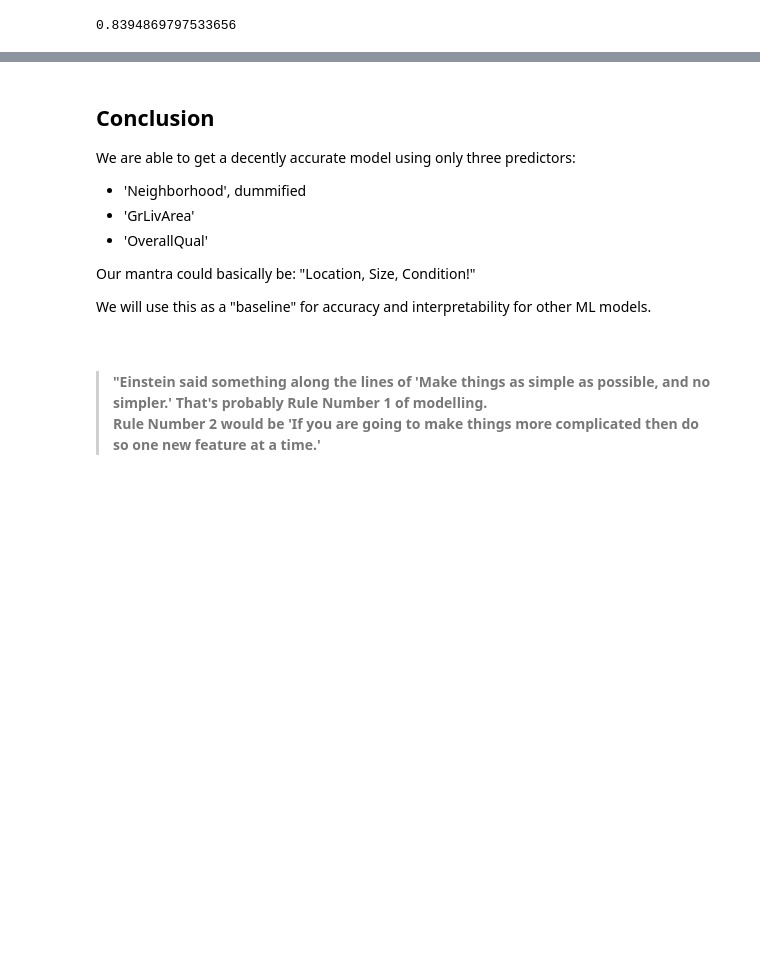
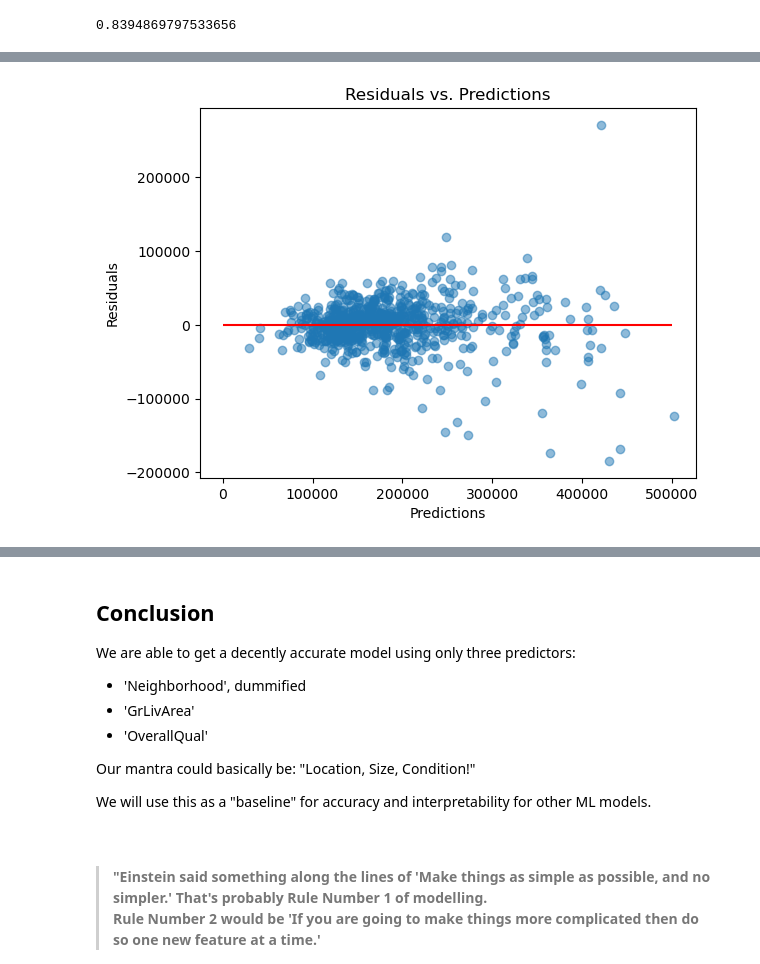
Before and after one commit to bassoonelephant/ames, a Jupyter notebook: 2-ames-LR.ipynb, the cells around one changed output, grey strips where cells are left out. Saved outputs shown, nothing was run; the diff lists cells and outputs as text; code cells hidden in the pictures; blank space fills up the shorter version.

```diff
--- a/2-ames-LR.ipynb
+++ b/2-ames-LR.ipynb
@@ -646,0 +607,16 @@ Name: SalePrice, Length: 774, dtype: float64
+# %%
+# Create the plot
+plt.scatter(predictions, residuals, alpha=0.5)
+
+# Labels and title
+plt.xlabel('Predictions')
+plt.ylabel('Residuals')
+plt.title('Residuals vs. Predictions')
+
+# Draw a horizontal line at y = 0
+plt.hlines(y=0, xmin=0, xmax=500000, color='red')
+
+# Show the plot
+plt.show()
+# %% [output]
+[figure, added]
```
Also changed, not shown: parts of 16 cells of this notebook.
